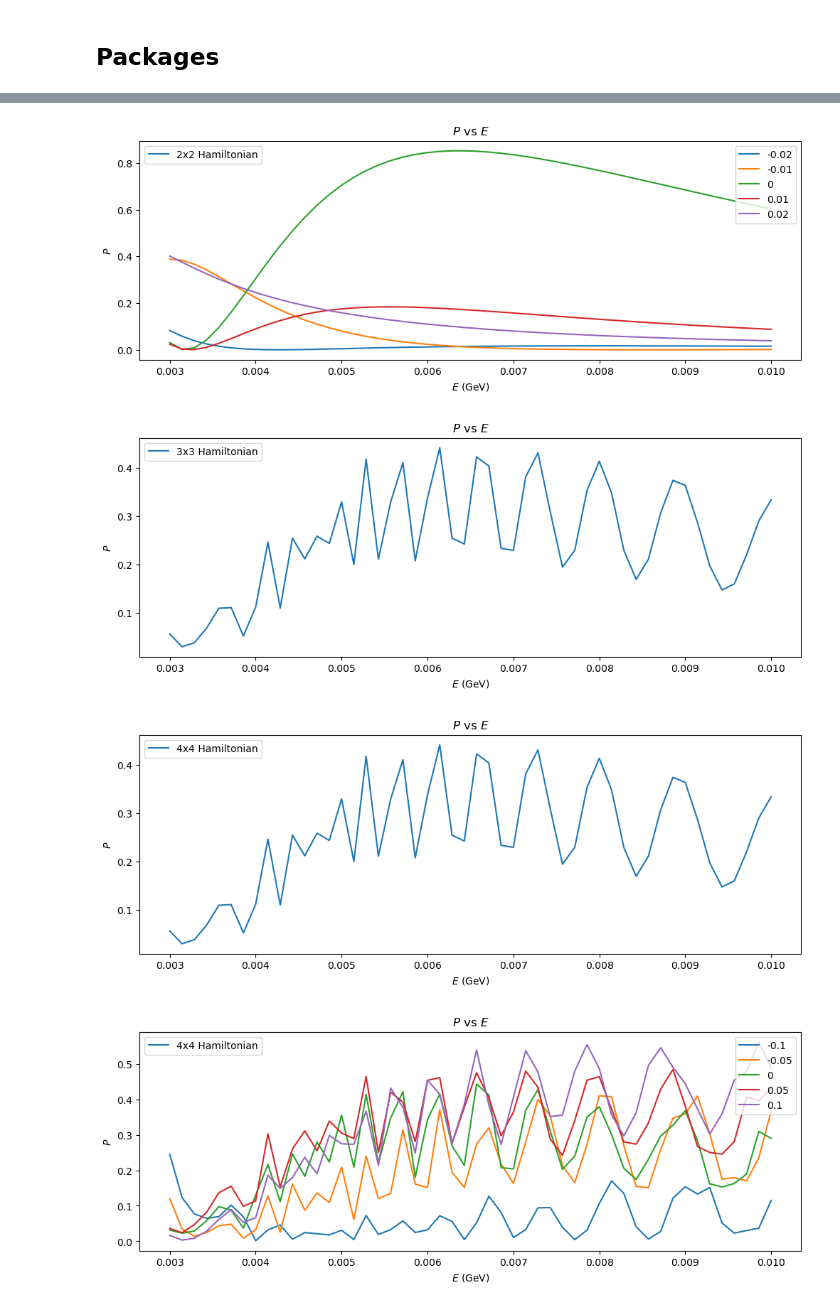
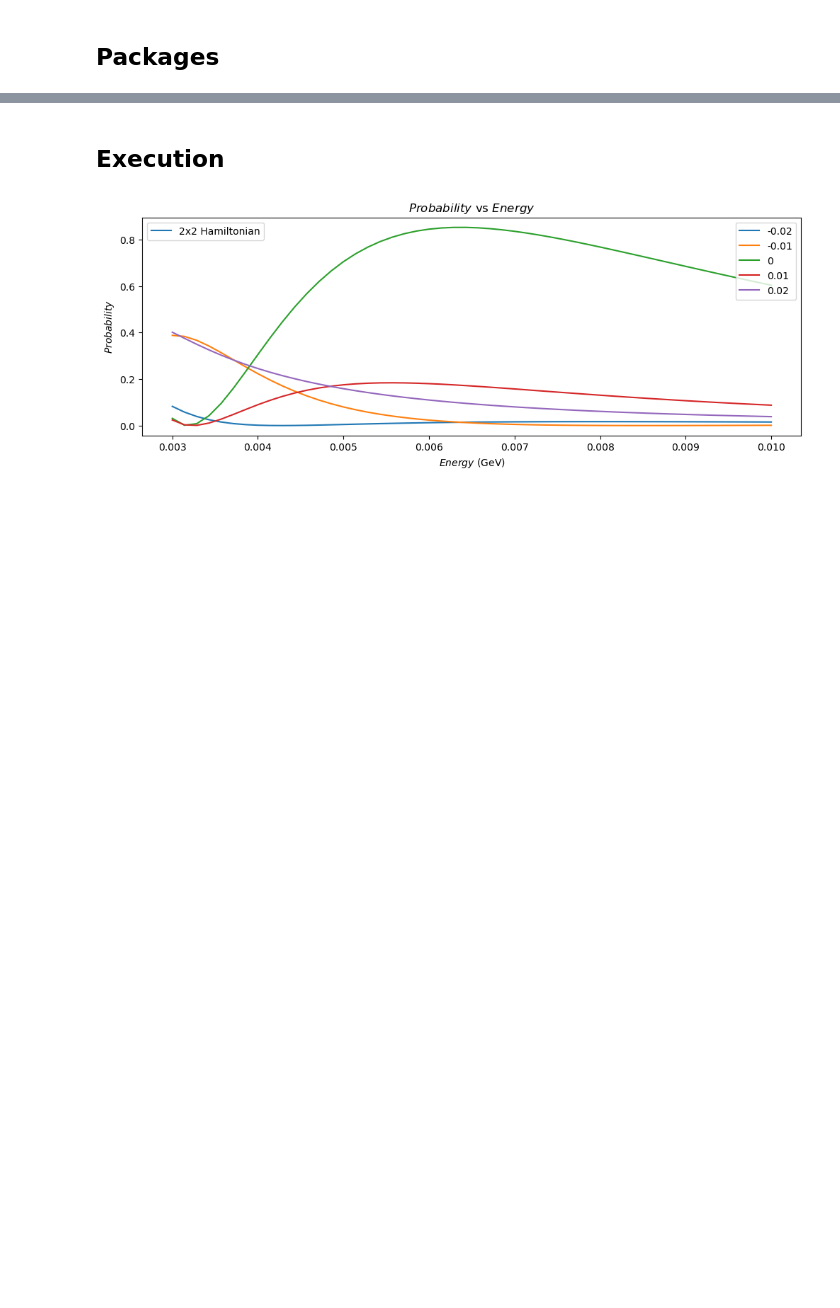
Before and after one commit to jonahmougoue/Neutrino-Probability-Calculator, a Jupyter notebook: Neutrino Probability Calculator.ipynb, the cells around one changed output, grey strips where cells are left out. Saved outputs shown, nothing was run; the diff lists cells and outputs as text; code cells hidden in the pictures; blank space fills up the shorter version.

```diff
--- a/Neutrino Probability Calculator.ipynb
+++ b/Neutrino Probability Calculator.ipynb
@@ -41 +19,19 @@ Nu_s = [0,0,0,1]
+# %%
+neutrinos = 2 #Number of neutrino flavor states
+
+ticks = 50 #How many intervals will energy be divided into
+
+steps = 50 #How many intervals will distance be divided into
+
+distance = 100 #Total distance traveled by Neutrino
+
+#Range of energies to analyze
+energy_range_start = 3*10**(-3)
+energy_range_end = 10**(-2)
+
+#(0,1,2,3) -> Electron, muon, tau, and sterile neutrino flavor states, respectively
+starting_state = 1
+ending_state = 0
+potential_range = False
+potentials = [-0.02,-0.01,0,0.01,0.02]
 # %% [markdown]
@@ -213,46 +180,27 @@ def start(V:Matrix,theta_values:list,phase_values:list,mass_values:list,energy_r
+# %% [markdown]
+## Execution
 # %%
-ticks = 50 #How many intervals will energy be divided into
 
-steps = 50 #How many intervals will distance be divided into
+#Starting and ending neutrino states in the flavor basis
+nu_I = eye(4)[starting_state].tolist()
+nu_F = eye(4)[ending_state].tolist()
 
-distance = 100 #Total distance traveled by Neutrino
-
-#Neutrino mixing angles and masses
-#Current estimations can be found on NuFit: http://www.nu-fit.org/?q=node/8
-theta12_value = 0.588
-theta13_value = 0.149
-theta23_value = 0.847
-
-theta14_value = 0.193
-theta24_value = 2.99
-theta34_value = 2.94
-
-phase14_value = 0.893
-phase13_value = 3.09
-phase24_value = 1.94
-
-delta21_value = 8*10**(-5)
-
-delta31_value = 2*10**(-3)
-
-delta41_value = 1*10**(-2)
-
-V3 = Matrix([[A,0,0],[0,0,0],[0,0,0]]) #3x3 case with potential only affecting electron neutrino
-V4 = Matrix([[0,0,0,0],[0,0,0,0],[0,0,0,0],[0,0,0,A]]) #4x4 case with potential only affecting sterile neutrino
-
-#Range of energies to analyze
 energy_range = list(linspace(3*10**(-3),10**(-2),num =ticks))
 
+#Generates symbolic variables to use for quick calculations
+symbols = make_symbols()
 
-start(Matrix([[A,0],[0,0]]),[theta12_value],[],[delta21_value],energy_range,[-0.02,-0.01,0,0.01,0.02],distance,Nu_mu,Nu_e,potential_range = True)
+#Current estimations can be found on nuFit: http://www.nu-fit.org/?q=node/8
+constants = get_constants(symbols)
 
-start(V3,[theta12_value,theta23_value,theta13_value],[phase13_value],[delta21_value,delta31_value],energy_range,[0],distance,Nu_mu,Nu_e)
-start(zeros(4,4),[theta12_value,theta23_value,theta13_value,0,0,0],[phase13_value,0,0],[delta21_value,delta31_value,0],energy_range,[0],distance,Nu_mu,Nu_e)
+A = symbols['A'] #A: symbol for potential
+if neutrinos == 2:
+    V = Matrix([[A,0],[0,0]]) #2x2 case with potential only affecting electron neutrino
+elif neutrinos == 3:
+    V = Matrix([[A,0,0],[0,0,0],[0,0,0]]) #3x3 case with potential only affecting electron neutrino
+elif neutrinos == 4:
+    V = Matrix([[0,0,0,0],[0,0,0,0],[0,0,0,0],[0,0,0,A]]) #4x4 case with potential only affecting sterile neutrino
 
-S = 0.05
-start(V4,[theta12_value,theta23_value,theta13_value,theta14_value,theta24_value,theta34_value],[phase13_value,phase14_value,phase24_value],[delta21_value,delta31_value,delta41_value],energy_range,[2*-S,-S,0,S,2*S],distance,Nu_mu,Nu_e,potential_range = True)
+start(V,constants,energy_range,potentials,distance,nu_I,nu_F,steps,symbols,potential_range)
 # %% [output]
-[figure, old version]
+[figure, new version]
-[figure, removed]
-[figure, removed]
-[figure, removed]
```
Also changed, not shown: parts of 12 cells of this notebook, 2 other files.
